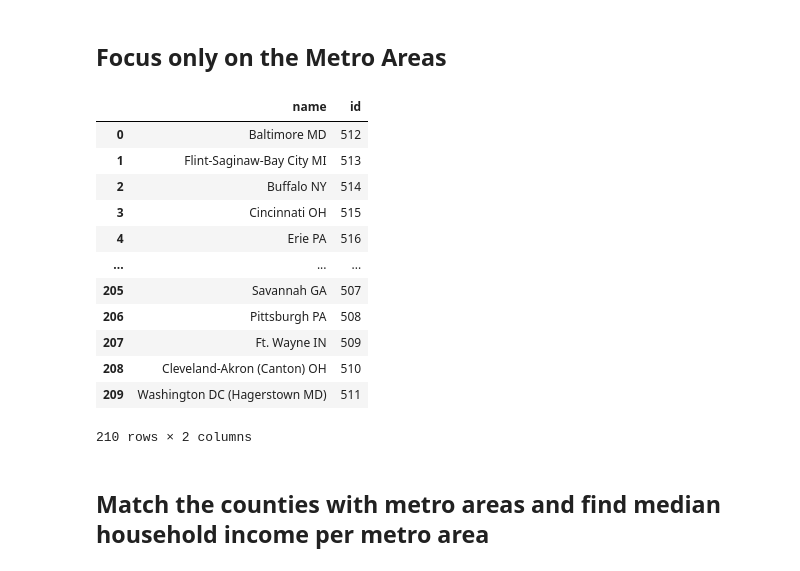
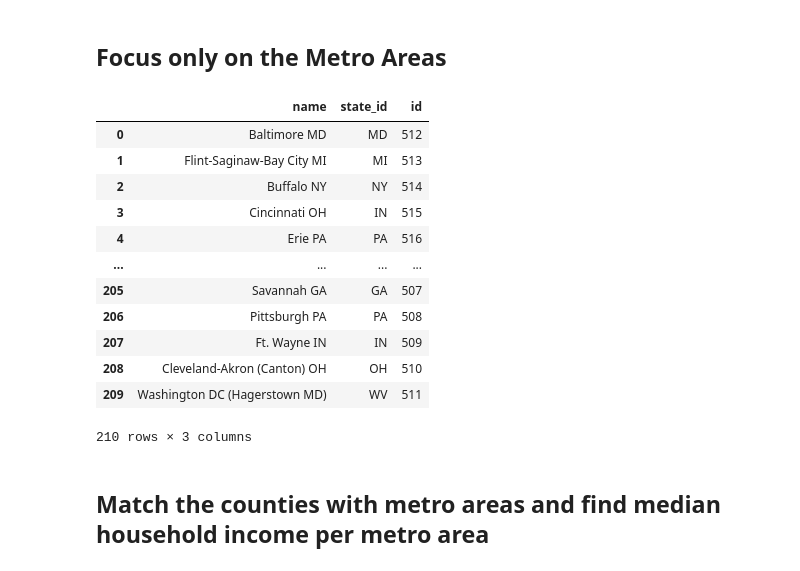
Before and after one commit to mhamzaerol/local-income-prediction-using-google-trends, a Jupyter notebook: census-google_trends-matching/matcher.ipynb, the cells around one changed output. Drawn from its saved outputs; the diff is of its cells as text; code cells hidden in the pictures.

```diff
--- a/census-google_trends-matching/matcher.ipynb
+++ b/census-google_trends-matching/matcher.ipynb
@@ -34,9 +33,10 @@ with open('resources/google_trends-locations-US.json', 'w') as outfile:
 ## Focus only on the Metro Areas
 # %%
 class MetroArea:
-    def __init__(self, name, id):
+    def __init__(self, name, state_id, self_id):
         self.name = name
-        self.id = id
+        self.state_id = state_id
+        self.id = self_id
 
     def __eq__(self, other):
         return self.id == other.id
@@ -52,41 +52,40 @@ class MetroArea:
 # %%
 # These are critical locations that only has one metro area, but the metro area name is not the same as the state name
 google_trends_critical_locations = {
-    'Utah': ('Salt Lake City UT', 770),
-    'District of Columbia': ('Washington DC (Hagerstown MD)', 511),
-    'Rhode Island': ('Providence RI-New Bedford MA', 770),
+    'Utah': ('Salt Lake City UT', 'WY', 770),
+    'District of Columbia': ('Washington DC (Hagerstown MD)', 'WV', 511),
+    'Rhode Island': ('Providence RI-New Bedford MA', 'MA', 521),
 }
 # %%
-def get_leaves_as_tuples(json_obj):
+def get_leaves_as_tuples(json_obj, state_id):
     if 'children' not in json_obj:
-        try:
-            return [MetroArea(json_obj['name'], int(json_obj['id']))]
-        except:
-            return [MetroArea(*google_trends_critical_locations[json_obj['name']])]
+        if state_id != 'US':
+            return [MetroArea(json_obj['name'], state_id, int(json_obj['id']))]
+        return [MetroArea(*google_trends_critical_locations[json_obj['name']])]
     else:
         leaves = []
         for child in json_obj['children']:
-            leaves += get_leaves_as_tuples(child)
+            leaves += get_leaves_as_tuples(child, json_obj['id'])
         return leaves
 # %%
-leaves = get_leaves_as_tuples(only_US)
+leaves = get_leaves_as_tuples(only_US, None)
 leaves = list(set(leaves))
 metro_areas_table = pd.DataFrame([leave.__dict__ for leave in leaves])
 metro_areas_table
 # %% [output]
-|  | name | id |
-| 0 | Baltimore MD | 512 |
-| 1 | Flint-Saginaw-Bay City MI | 513 |
-| 2 | Buffalo NY | 514 |
-| 3 | Cincinnati OH | 515 |
-| 4 | Erie PA | 516 |
-| ... | ... | ... |
-| 205 | Savannah GA | 507 |
-| 206 | Pittsburgh PA | 508 |
-| 207 | Ft. Wayne IN | 509 |
-| 208 | Cleveland-Akron (Canton) OH | 510 |
-| 209 | Washington DC (Hagerstown MD) | 511 |
+|  | name | state_id | id |
+| 0 | Baltimore MD | MD | 512 |
+| 1 | Flint-Saginaw-Bay City MI | MI | 513 |
+| 2 | Buffalo NY | NY | 514 |
+| 3 | Cincinnati OH | IN | 515 |
+| 4 | Erie PA | PA | 516 |
+| ... | ... | ... | ... |
+| 205 | Savannah GA | GA | 507 |
+| 206 | Pittsburgh PA | PA | 508 |
+| 207 | Ft. Wayne IN | IN | 509 |
+| 208 | Cleveland-Akron (Canton) OH | OH | 510 |
+| 209 | Washington DC (Hagerstown MD) | WV | 511 |
-210 rows × 2 columns
+210 rows × 3 columns
 # %% [markdown]
 ## Match the counties with metro areas and find median household income per metro area
 # %% [markdown]
```
Also changed, not shown: parts of 24 cells of this notebook, 3 other files.
